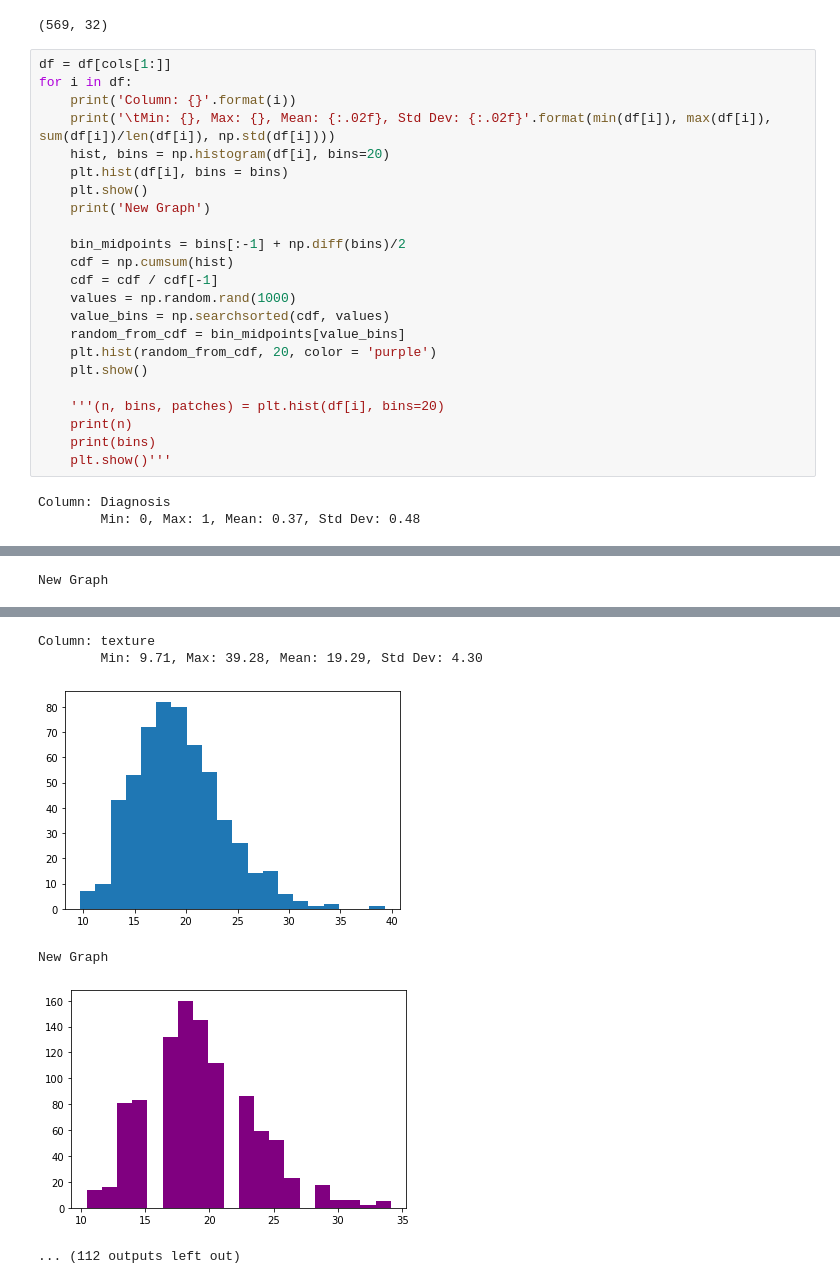
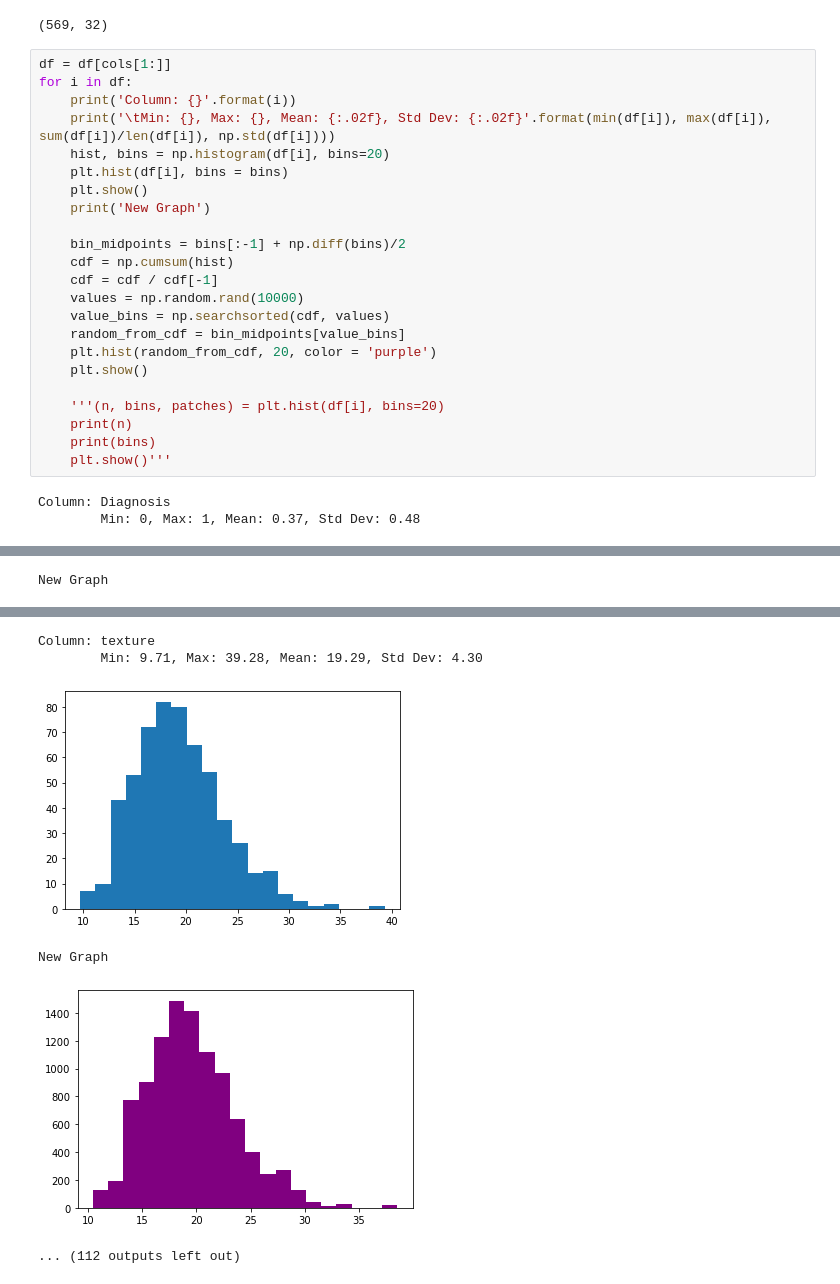
Before and after one commit to sprice134/MQP-2023, a Jupyter notebook: Code/Data_Generation/generatingFromDistribution.ipynb, the cells around one changed output, grey strips where cells are left out. Cells and saved outputs as stored; diff of their text form.

```diff
--- a/Code/Data_Generation/generatingFromDistribution.ipynb
+++ b/Code/Data_Generation/generatingFromDistribution.ipynb
@@ -28,7 +28,7 @@ for i in df:
     bin_midpoints = bins[:-1] + np.diff(bins)/2
     cdf = np.cumsum(hist)
     cdf = cdf / cdf[-1]
-    values = np.random.rand(1000)
+    values = np.random.rand(10000)
     value_bins = np.searchsorted(cdf, values)
     random_from_cdf = bin_midpoints[value_bins]
     plt.hist(random_from_cdf, 20, color = 'purple')
@@ -52,6 +52,6 @@ New Graph
 Column: texture
         Min: 9.71, Max: 39.28, Mean: 19.29, Std Dev: 4.30
 [figure]
 New Graph
-[figure, old version]
+[figure, new version]
 ... (112 outputs left out)
```
Also changed, not shown: parts of 1 cell of this notebook, 4 other files.
